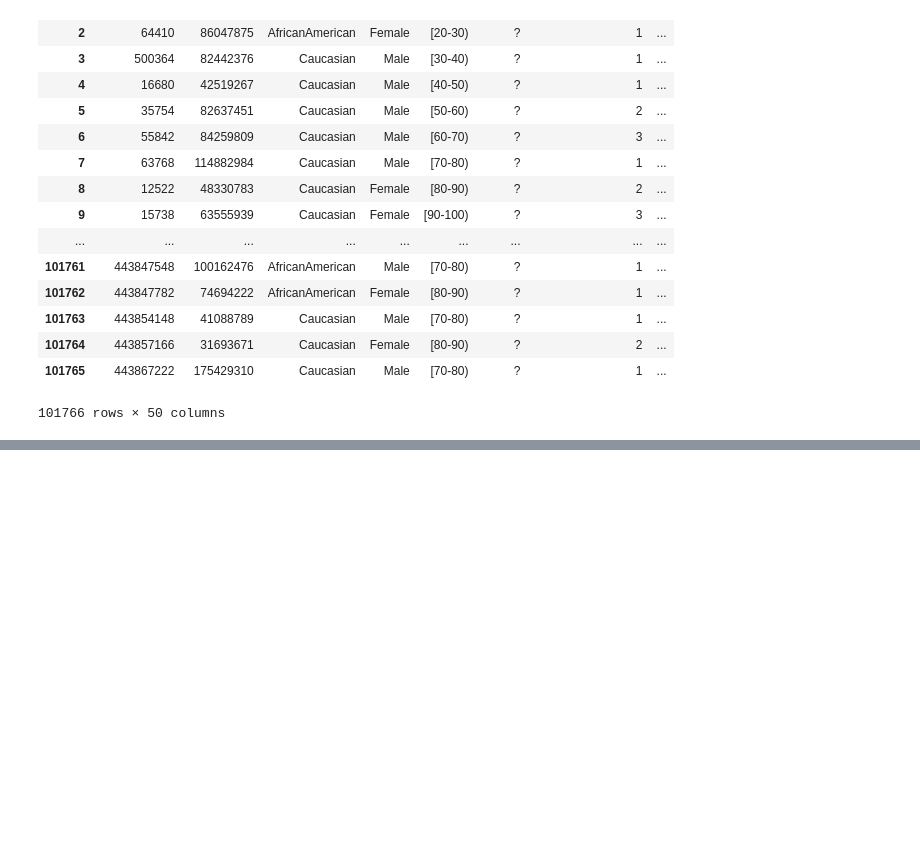
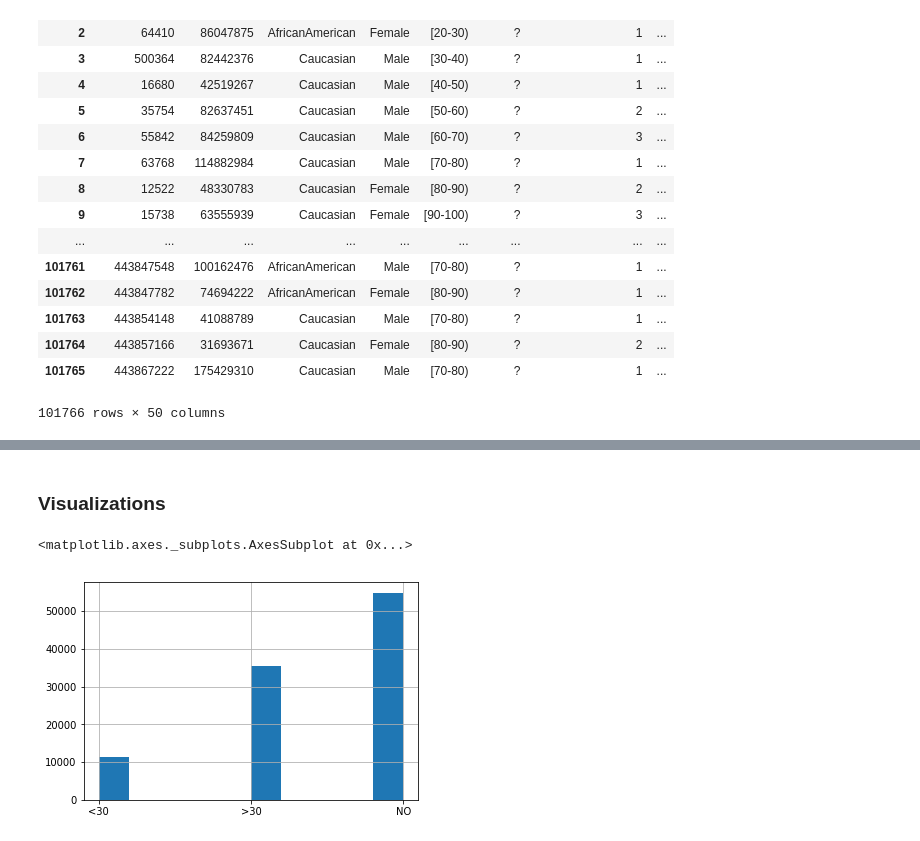
Before and after one commit to melodyfs/DS-3-Deep-Learning, a Jupyter notebook: project/diabetes.ipynb, the cells around one changed output, grey strips where cells are left out. Drawn from its saved outputs; the diff is of its cells as text; code cells hidden in the pictures; blank space fills up the shorter version.

```diff
--- a/project/diabetes.ipynb
+++ b/project/diabetes.ipynb
@@ -47,0 +140,2 @@ for i in raw_df["admission_type_id"]:
+# %%
+raw_df["discharge_disposition_id"] = new_discharge_disposition
@@ -48,4 +144,30 @@ for i in raw_df["admission_type_id"]:
+# %%
+raw_df['admission_source_id'] = raw_df['admission_source_id'].map({1: 'Physician Referral',
+                                                                   2: 'Clinic Referral',
+                                                                   3: 'HMO Referral',
+                                                                   4: 'Transfer from a hospital',
+                                                                   5: 'Transfer from a Skilled Nursing Facility (SNF)',
+                                                                   6: 'Transfer from another health care facility',
+                                                                   7: 'Emergency Room',
+                                                                   8: 'Court/Law Enforcement',
+                                                                   9: 'Not Available',
+                                                                   10: 'Transfer from critial access hospital',
+                                                                   11: 'Normal Delivery',
+                                                                   12: 'Premature Delivery',
+                                                                   13: 'Sick Baby',
+                                                                   14: 'Extramural Birth',
+                                                                   15: 'Not Available',
+                                                                   17: 'NULL',
+                                                                   18: 'Transfer From Another Home Health Agency',
+                                                                   19: 'Readmission to Same Home Health Agency',
+                                                                   20: 'Not Mapped',
+                                                                   21: 'Unknown/Invalid',
+                                                                   22: 'Transfer from hospital inpt/same fac reslt in a sep claim',
+                                                                   23: 'Born inside this hospital',
+                                                                   24: 'Born outside this hospital',
+                                                                   25: 'Transfer from Ambulatory Surgery Center',
+                                                                   26: 'Transfer from Hospice', })
 # %%
-raw_df['admission_type_id'] = new_adm_type_id
-raw_df.rename(columns={'admission_type_id': 'admission_type'}, inplace=True)
-raw_df
+raw_df.rename(columns={'admission_type_id': 'admission_type',
+                       'discharge_disposition_id': "discharge_disposition",
+                       'admission_source_id': "admission_source"}, inplace=True)
@@ -92,0 +239,7 @@ for i in raw_df["discharge_disposition_id"]:
+# %% [markdown]
+### Visualizations
+# %%
+raw_df["readmitted"].hist()
+# %% [output]
+<matplotlib.axes._subplots.AxesSubplot at 0x...>
+[figure, added]
```
Also changed, not shown: parts of 42 cells of this notebook, 1 other file.
